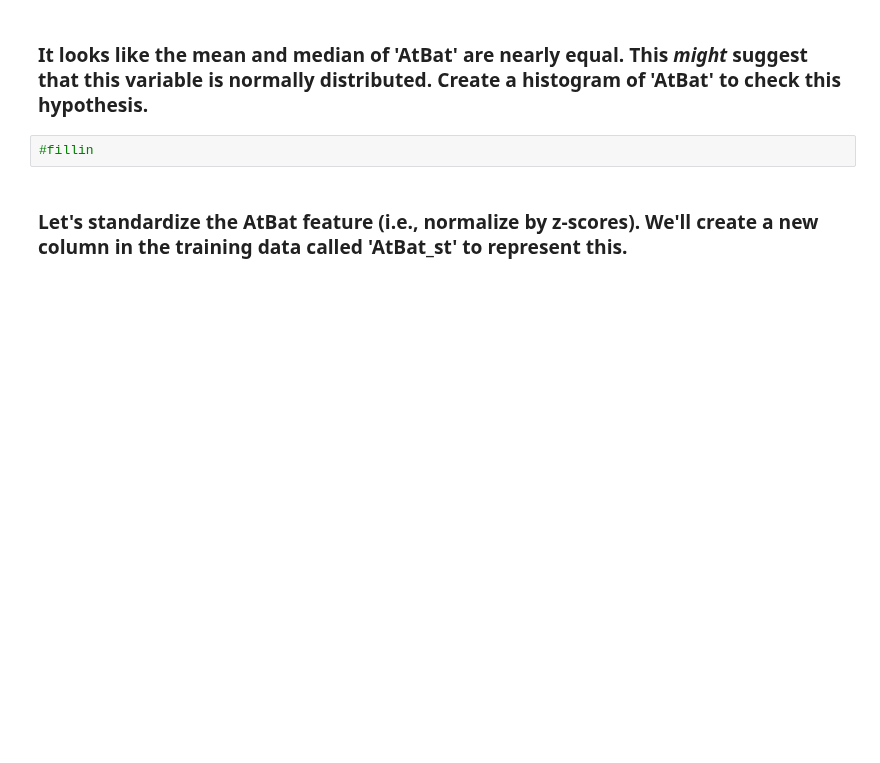
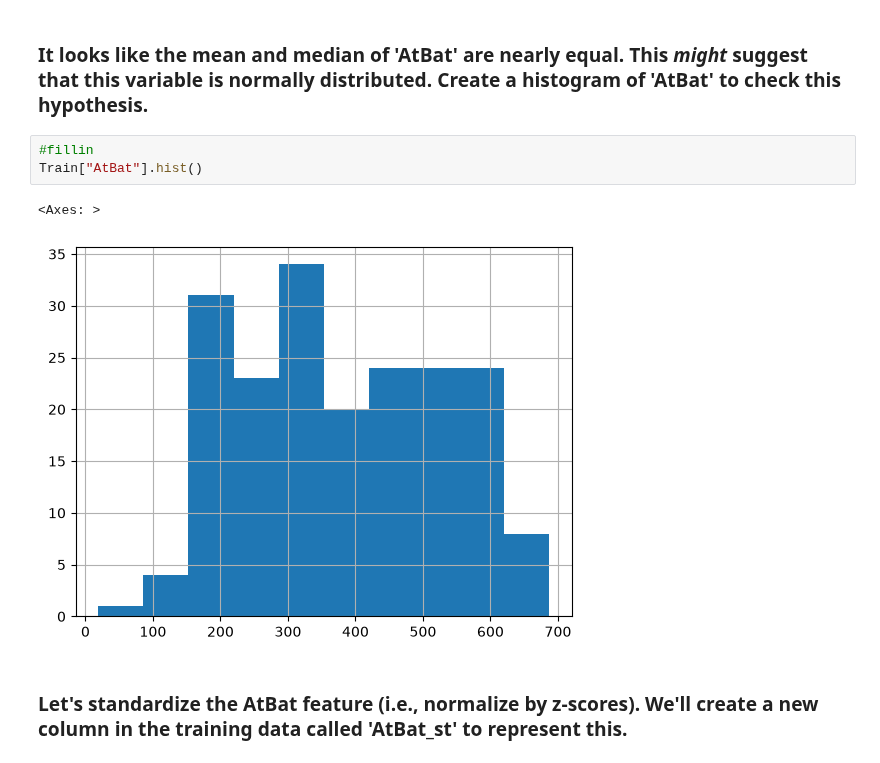
Before and after one commit to Zeke-Wess/CSE-2600-Code, a Jupyter notebook: mod03_eda.ipynb, the cells around one changed output. Saved outputs shown, nothing was run; the diff lists cells and outputs as text; blank space fills up the shorter version.

```diff
--- a/mod03_eda.ipynb
+++ b/mod03_eda.ipynb
@@ -75,6 +113,10 @@ for j in range(len(subset.columns)):
 ### It looks like the mean and median of 'AtBat' are nearly equal. This _might_ suggest that this variable is normally distributed. Create a histogram of 'AtBat' to check this hypothesis.
 # %%
 #fillin
+Train["AtBat"].hist()
+# %% [output]
+<Axes: >
+[figure, added]
 # %% [markdown]
 ### Let's standardize the AtBat feature (i.e., normalize by z-scores). We'll create a new column in the training data called 'AtBat_st' to represent this.
 # %%
```
Also changed, not shown: parts of 17 cells of this notebook.
